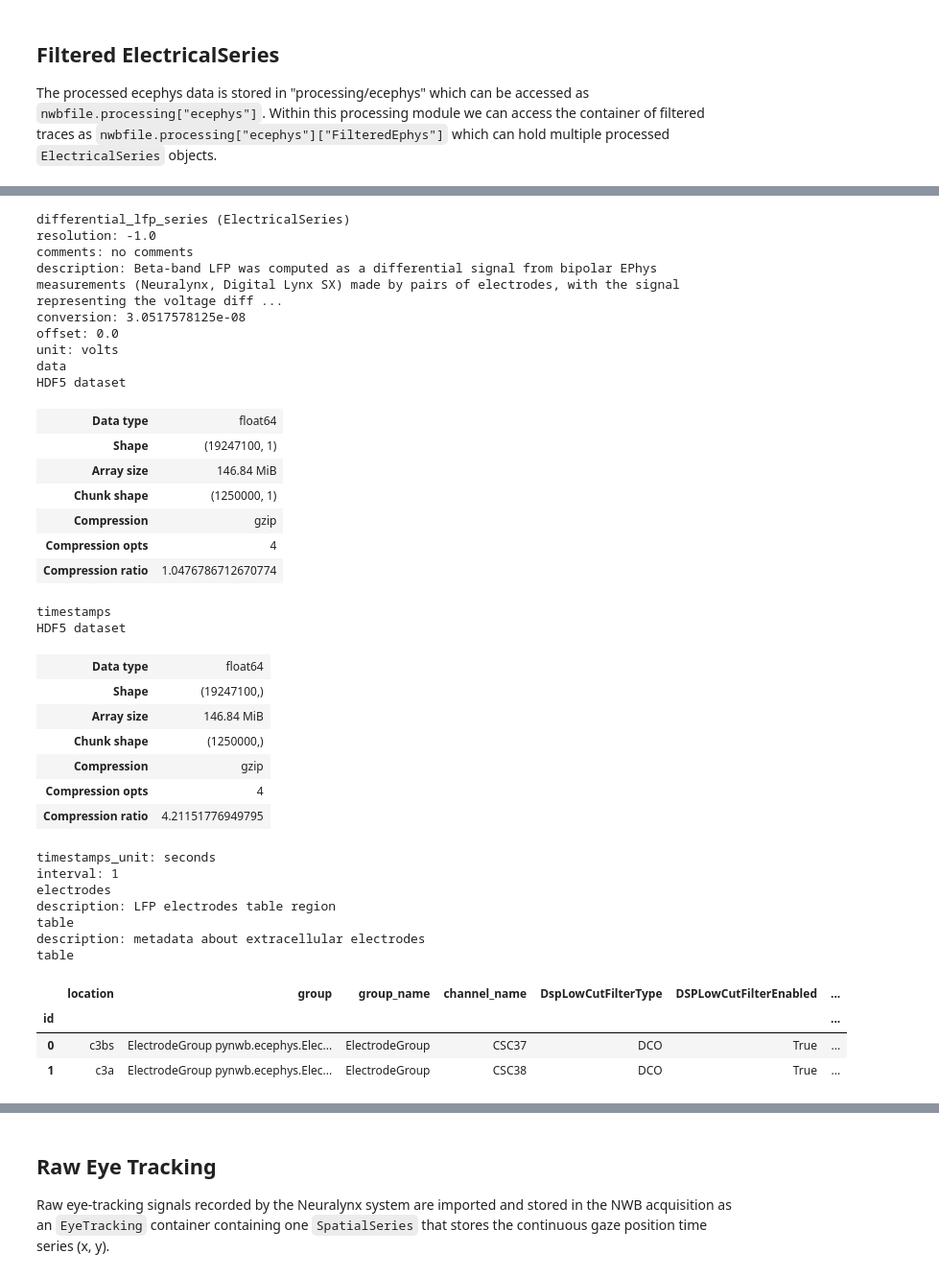
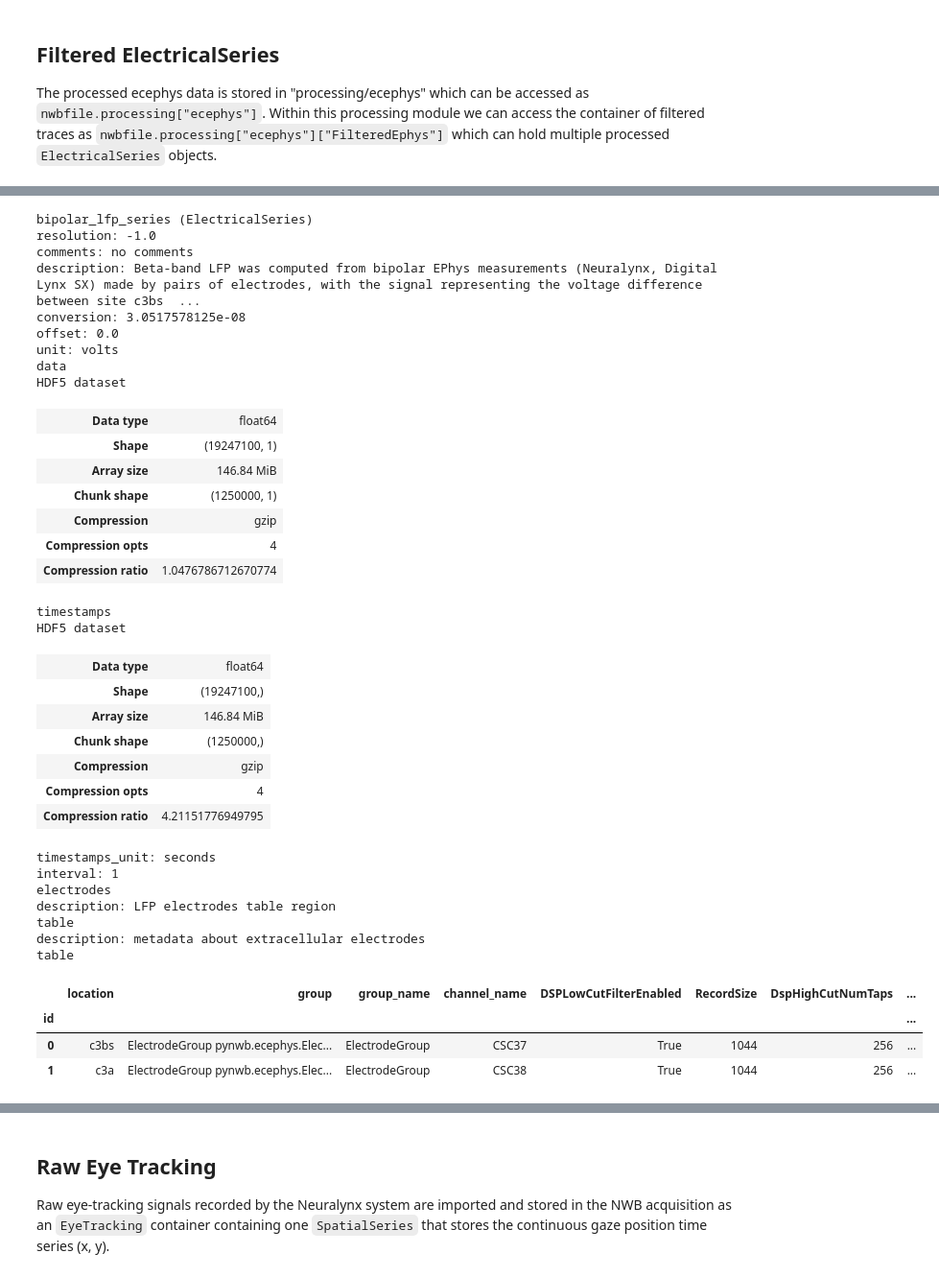
Before and after one commit to catalystneuro/schwerdt-lab-to-nwb, a Jupyter notebook: src/schwerdt_lab_to_nwb/tutorials/microinvasive_probes_ephys_nwb_tutorial.ipynb, the cells around one changed output, grey strips where cells are left out. Shown at 96% size. Drawn from its saved outputs; the diff is of its cells as text; code cells hidden in the pictures.

```diff
--- a/src/schwerdt_lab_to_nwb/tutorials/microinvasive_probes_ephys_nwb_tutorial.ipynb
+++ b/src/schwerdt_lab_to_nwb/tutorials/microinvasive_probes_ephys_nwb_tutorial.ipynb
@@ -69,7 +69,7 @@ Alternative: You can also read the NWB file from a local path using `pynwb.read_
 from pynwb import read_nwb
 
 # Example session with EPhys data
-nwbfile_path = "/Users/weian/data/Schwerdt/nwbfiles/microinvasiveProbes_manuscript/sub-Monkey-T_ses-09262024.nwb"
+nwbfile_path = "/Users/weian/data/Schwerdt/nwbfiles/data_microinvasiveProbes_manuscript/sub-Monkey-T_ses-09262024.nwb"
 nwbfile = read_nwb(nwbfile_path)
 # %% [markdown]
 ### Session start time
@@ -215,45 +215,45 @@ table
 # %%
 processed_ecephys = nwbfile.processing["ecephys"]["FilteredEphys"]
 
-differential_lfp_series = processed_ecephys["differential_lfp_series"]
-differential_lfp_series
+bipolar_lfp_series = processed_ecephys["bipolar_lfp_series"]
+bipolar_lfp_series
 # %% [output]
-differential_lfp_series (ElectricalSeries)
+bipolar_lfp_series (ElectricalSeries)
 resolution: -1.0
 comments: no comments
-description: Beta-band LFP was computed as a differential signal from bipolar EPhys measurements (Neuralynx, Digital Lynx SX) made by pairs of electrodes, with the signal representing the voltage diff ...
+description: Beta-band LFP was computed from bipolar EPhys measurements (Neuralynx, Digital Lynx SX) made by pairs of electrodes, with the signal representing the voltage difference between site c3bs  ...
 conversion: 3.0517578125e-08
 offset: 0.0
 unit: volts
 data
 HDF5 dataset
 | Data type | float64 |
 | Shape | (19247100, 1) |
 | Array size | 146.84 MiB |
 | Chunk shape | (1250000, 1) |
 | Compression | gzip |
 | Compression opts | 4 |
 | Compression ratio | 1.0476786712670774 |
 timestamps
 HDF5 dataset
 | Data type | float64 |
 | Shape | (19247100,) |
 | Array size | 146.84 MiB |
 | Chunk shape | (1250000,) |
 | Compression | gzip |
 | Compression opts | 4 |
 | Compression ratio | 4.21151776949795 |
 timestamps_unit: seconds
 interval: 1
 electrodes
 description: LFP electrodes table region
 table
 description: metadata about extracellular electrodes
 table
-|  | location | group | group_name | channel_name | DspLowCutFilterType | DSPLowCutFilterEnabled | ... |
-| id |  |  |  |  |  |  | ... |
-| 0 | c3bs | ElectrodeGroup pynwb.ecephys.Elec... | ElectrodeGroup | CSC37 | DCO | True | ... |
-| 1 | c3a | ElectrodeGroup pynwb.ecephys.Elec... | ElectrodeGroup | CSC38 | DCO | True | ... |
+|  | location | group | group_name | channel_name | DSPLowCutFilterEnabled | RecordSize | DspHighCutNumTaps | ... |
+| id |  |  |  |  |  |  |  | ... |
+| 0 | c3bs | ElectrodeGroup pynwb.ecephys.Elec... | ElectrodeGroup | CSC37 | True | 1044 | 256 | ... |
+| 1 | c3a | ElectrodeGroup pynwb.ecephys.Elec... | ElectrodeGroup | CSC38 | True | 1044 | 256 | ... |
 # %%
 fig, ax = plt.subplots(figsize=(10, 2), dpi=200)
 
```
Also changed, not shown: parts of 3 cells of this notebook, 3 other files.
